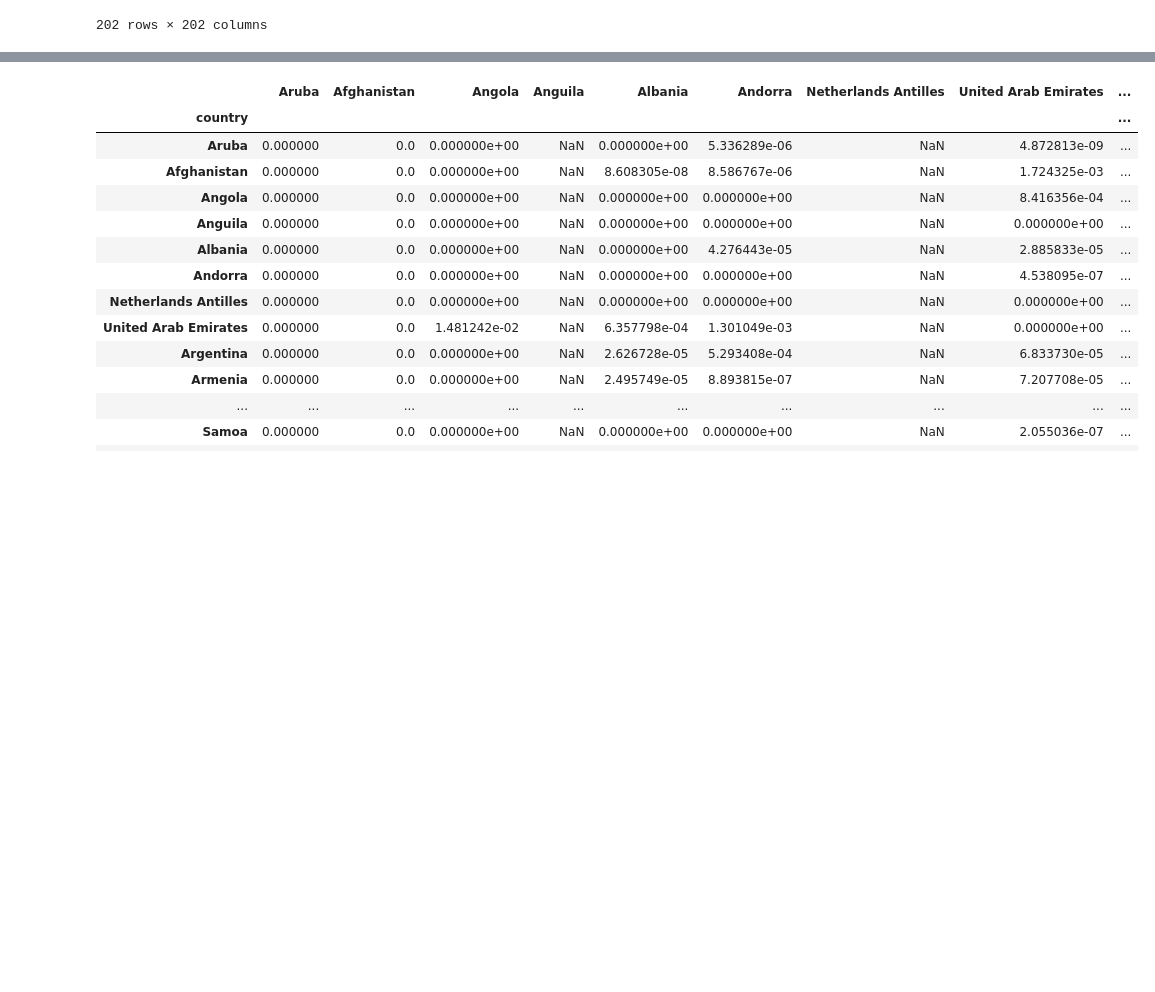
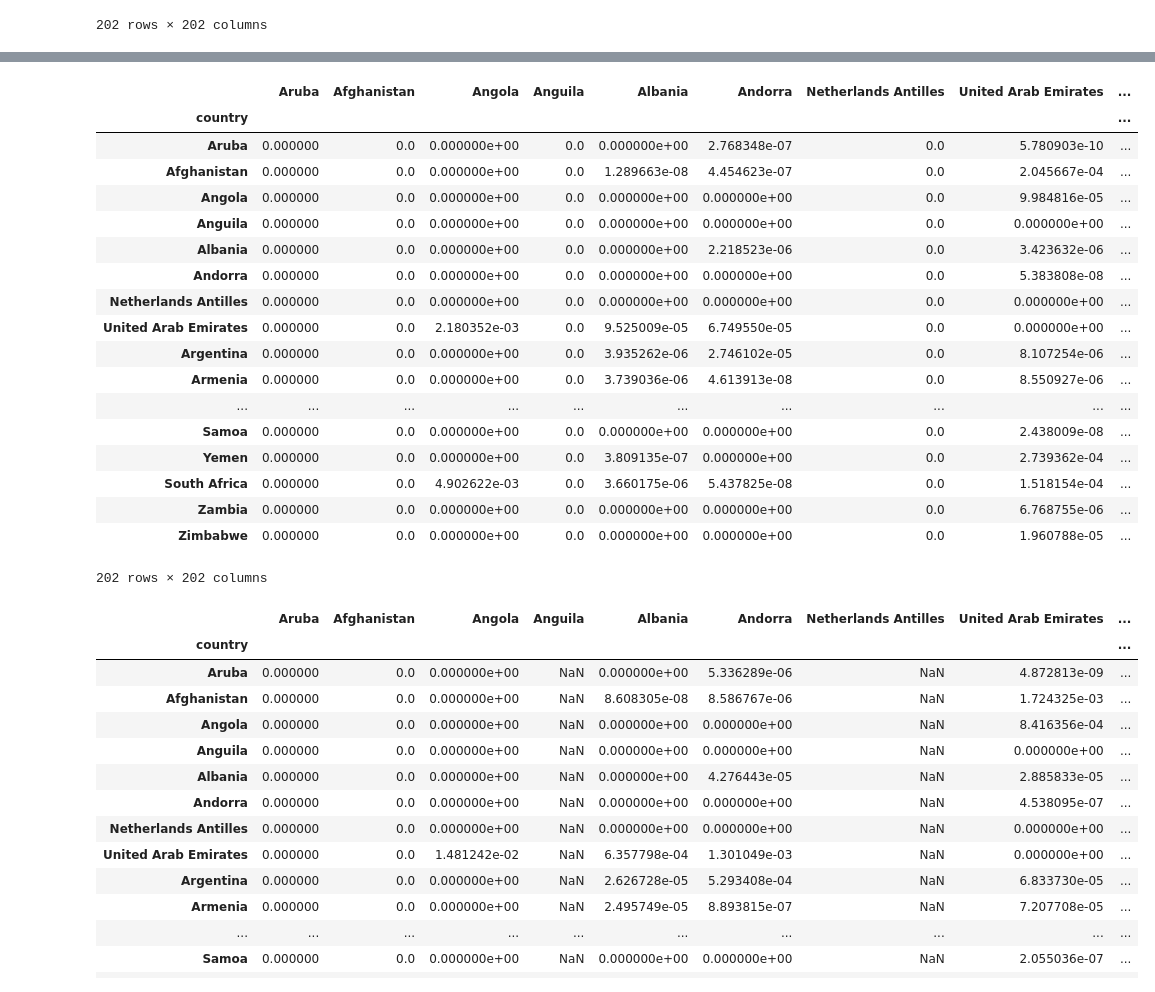
Before and after one commit to swigman/TrueEmissions, a Jupyter notebook: PythonProject.ipynb, the cells around one changed output, grey strips where cells are left out. Saved outputs shown, nothing was run; the diff lists cells and outputs as text; code cells hidden in the pictures; blank space fills up the shorter version.

```diff
--- a/PythonProject.ipynb
+++ b/PythonProject.ipynb
@@ -19,7 +19,7 @@ trade_data=pd.read_csv("raw_data/DataJobID-1257172_1257172_TestQuery.csv" , enco
 years = list(range(1995,2015))
 countries=list(trade_data['ReporterName'].unique())
 # %%
-def MultiIndexArray(years, countries):
+def MultiIndexDF(years, countries):
     """
     MultiIndex array is three-dimensional: year*country*country
     """
@@ -110,3 +110,9 @@ percentages
 202 rows × 202 columns
 # %%
 x=data_filled.loc[2014]
+# %%
+multi_index_df=MultiIndexDF(years, countries)
+# %%
+percentages=multi_index_df.copy()
+for year in years:
+    percentages.loc[year,:]=data_filled.loc[year,:]/data_filled.loc[year,:].sum(axis=0)
@@ -113,3 +139,25 @@ x=data_filled.loc[2014]
+# %%
+data_filled.loc[year]/data_filled.sum(axis=0)
+# %% [output]
+|  | Aruba | Afghanistan | Angola | Anguila | Albania | Andorra | Netherlands Antilles | United Arab Emirates | ... |
+| country |  |  |  |  |  |  |  |  | ... |
+| Aruba | 0.000000 | 0.0 | 0.000000e+00 | 0.0 | 0.000000e+00 | 2.768348e-07 | 0.0 | 5.780903e-10 | ... |
+| Afghanistan | 0.000000 | 0.0 | 0.000000e+00 | 0.0 | 1.289663e-08 | 4.454623e-07 | 0.0 | 2.045667e-04 | ... |
+| Angola | 0.000000 | 0.0 | 0.000000e+00 | 0.0 | 0.000000e+00 | 0.000000e+00 | 0.0 | 9.984816e-05 | ... |
+| Anguila | 0.000000 | 0.0 | 0.000000e+00 | 0.0 | 0.000000e+00 | 0.000000e+00 | 0.0 | 0.000000e+00 | ... |
+| Albania | 0.000000 | 0.0 | 0.000000e+00 | 0.0 | 0.000000e+00 | 2.218523e-06 | 0.0 | 3.423632e-06 | ... |
+| Andorra | 0.000000 | 0.0 | 0.000000e+00 | 0.0 | 0.000000e+00 | 0.000000e+00 | 0.0 | 5.383808e-08 | ... |
+| Netherlands Antilles | 0.000000 | 0.0 | 0.000000e+00 | 0.0 | 0.000000e+00 | 0.000000e+00 | 0.0 | 0.000000e+00 | ... |
+| United Arab Emirates | 0.000000 | 0.0 | 2.180352e-03 | 0.0 | 9.525009e-05 | 6.749550e-05 | 0.0 | 0.000000e+00 | ... |
+| Argentina | 0.000000 | 0.0 | 0.000000e+00 | 0.0 | 3.935262e-06 | 2.746102e-05 | 0.0 | 8.107254e-06 | ... |
+| Armenia | 0.000000 | 0.0 | 0.000000e+00 | 0.0 | 3.739036e-06 | 4.613913e-08 | 0.0 | 8.550927e-06 | ... |
+| ... | ... | ... | ... | ... | ... | ... | ... | ... | ... |
+| Samoa | 0.000000 | 0.0 | 0.000000e+00 | 0.0 | 0.000000e+00 | 0.000000e+00 | 0.0 | 2.438009e-08 | ... |
+| Yemen | 0.000000 | 0.0 | 0.000000e+00 | 0.0 | 3.809135e-07 | 0.000000e+00 | 0.0 | 2.739362e-04 | ... |
+| South Africa | 0.000000 | 0.0 | 4.902622e-03 | 0.0 | 3.660175e-06 | 5.437825e-08 | 0.0 | 1.518154e-04 | ... |
+| Zambia | 0.000000 | 0.0 | 0.000000e+00 | 0.0 | 0.000000e+00 | 0.000000e+00 | 0.0 | 6.768755e-06 | ... |
+| Zimbabwe | 0.000000 | 0.0 | 0.000000e+00 | 0.0 | 0.000000e+00 | 0.000000e+00 | 0.0 | 1.960788e-05 | ... |
+202 rows × 202 columns
 # %%
 (x/x.sum(axis=0))
 # %% [output]
```
Also changed, not shown: parts of 2 cells of this notebook.
